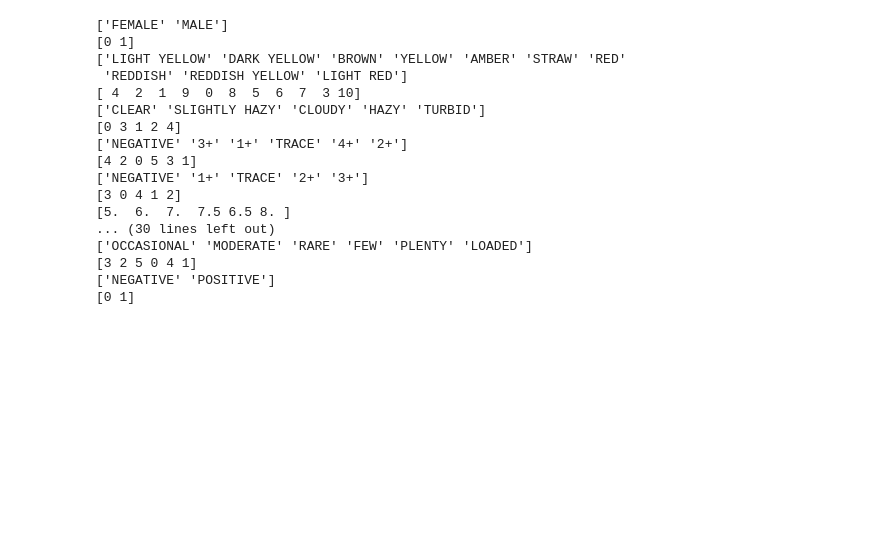
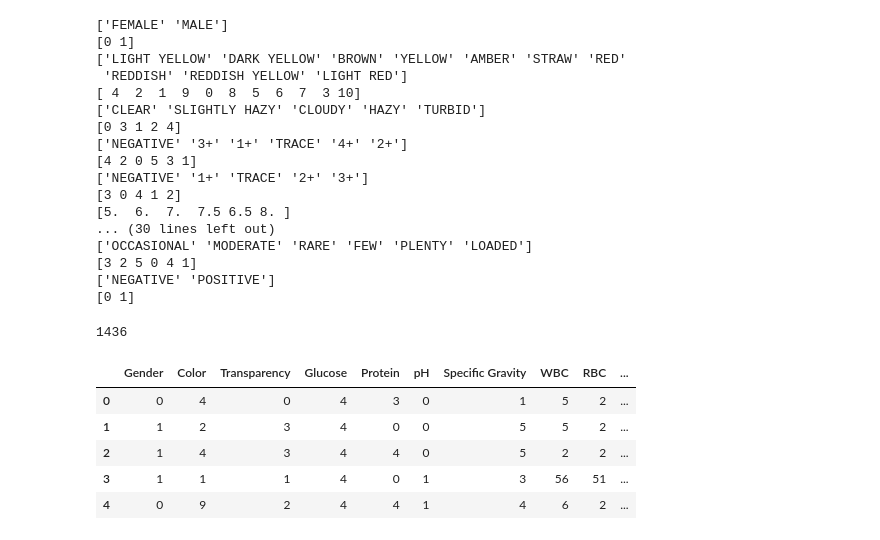
Before and after one commit to FavourAkumute/UTI-detection, a Jupyter notebook: UTI_detection.ipynb, the cells around one changed output. Drawn from its saved outputs; the diff is of its cells as text; code cells hidden in the pictures; blank space fills up the shorter version.

```diff
--- a/UTI_detection.ipynb
+++ b/UTI_detection.ipynb
@@ -218,3 +237,19 @@ for col in cat_data.columns: #categorical data and what each label encoded repre
 [3 2 5 0 4 1]
 ['NEGATIVE' 'POSITIVE']
 [0 1]
+# %%
+#Feature selection and data splitting
+x = pd.concat([cat_data,data['Age']],axis = 1)
+y = cat_data['Diagnosis']
+len(y)
+# %% [output]
+1436
+# %%
+x.head()
+# %% [output]
+|  | Gender | Color | Transparency | Glucose | Protein | pH | Specific Gravity | WBC | RBC | ... |
+| 0 | 0 | 4 | 0 | 4 | 3 | 0 | 1 | 5 | 2 | ... |
+| 1 | 1 | 2 | 3 | 4 | 0 | 0 | 5 | 5 | 2 | ... |
+| 2 | 1 | 4 | 3 | 4 | 4 | 0 | 5 | 2 | 2 | ... |
+| 3 | 1 | 1 | 1 | 4 | 0 | 1 | 3 | 56 | 51 | ... |
+| 4 | 0 | 9 | 2 | 4 | 4 | 1 | 4 | 6 | 2 | ... |
```
Also changed, not shown: parts of 13 cells of this notebook.
